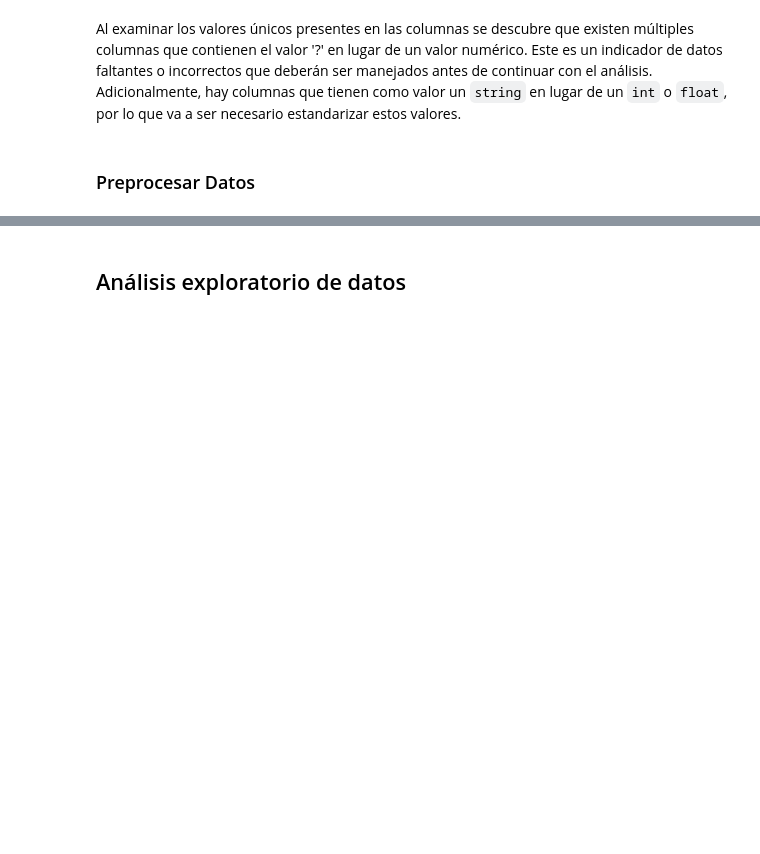
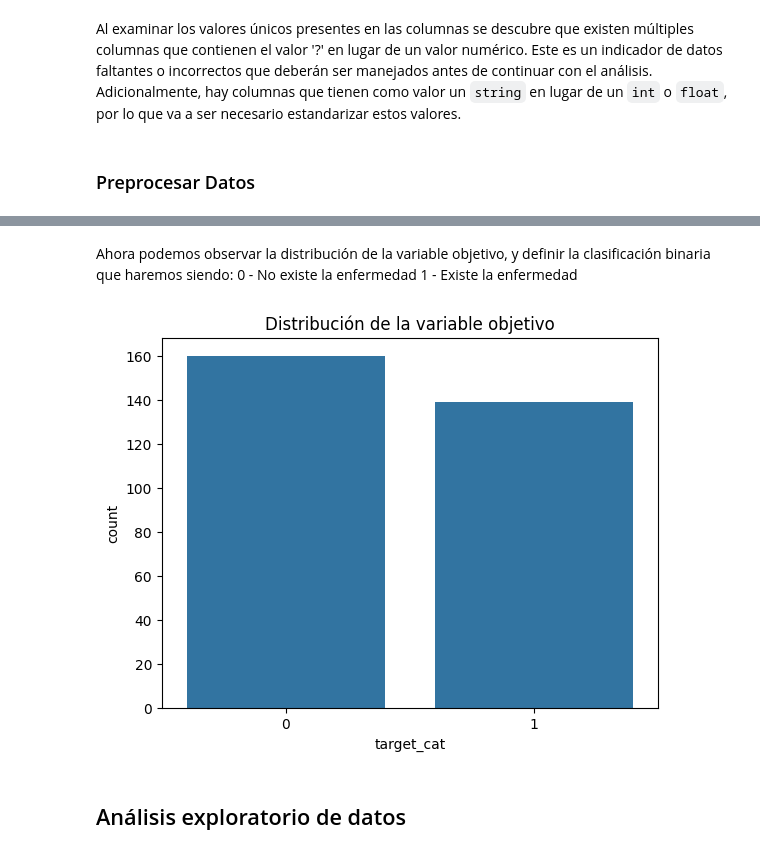
Before and after one commit to ricardogr07/trabajo-final-aprendizaje, a Jupyter notebook: src/Analisis_ML_Workflow.ipynb, the cells around one changed output, grey strips where cells are left out. Cells and saved outputs as stored; diff of their text form; code cells hidden in the pictures; blank space fills up the shorter version.

Commit message:
Añadir información del análisis inicial y las variables a usar

```diff
--- a/src/Analisis_ML_Workflow.ipynb
+++ b/src/Analisis_ML_Workflow.ipynb
@@ -119,0 +150,9 @@ Adicionalmente, hay columnas que tienen como valor un `string` en lugar de un `i
+# %%
+# Reemplazar los valores '?' por NaN
+df.replace('?', np.nan, inplace=True)
+
+# Convertir las columnas que deben ser numéricas a tipo float (algunas están como objetos)
+df = df.apply(pd.to_numeric, errors='coerce')
+
+# Verificar los datos nulos después del reemplazo
+display(df.isnull().sum())
@@ -119,0 +181,6 @@ Adicionalmente, hay columnas que tienen como valor un `string` en lugar de un `i
+# %%
+# Eliminar filas con valores nulos
+df.dropna(inplace=True)
+
+# Estadísticas descriptivas
+df.describe()
@@ -120,3 +239,20 @@ Adicionalmente, hay columnas que tienen como valor un `string` en lugar de un `i
+# %%
+# Eliminar la columna location, pues no aporta información relevante
+df.drop(columns=['location'])
+
+# Crear una nueva columna 'target_cat' que sea binaria (1 si target > 0, 0 en caso contrario)
+df['target_cat'] = df['target'].apply(lambda x: 1 if x > 0 else 0)
+# %% [markdown]
+Ahora podemos observar la distribución de la variable objetivo, y definir la clasificación binaria que haremos siendo:
+0 - No existe la enfermedad
+1 - Existe la enfermedad
+# %%
+# Visualización de la distribución de la variable objetivo
+sns.countplot(x='target_cat', data=df)
+plt.title('Distribución de la variable objetivo')
+plt.show()
+# %% [output]
+[figure, added]
 # %% [markdown]
 ## Análisis exploratorio de datos
 # %% [markdown]
```
Also changed, not shown: parts of 10 cells of this notebook.
